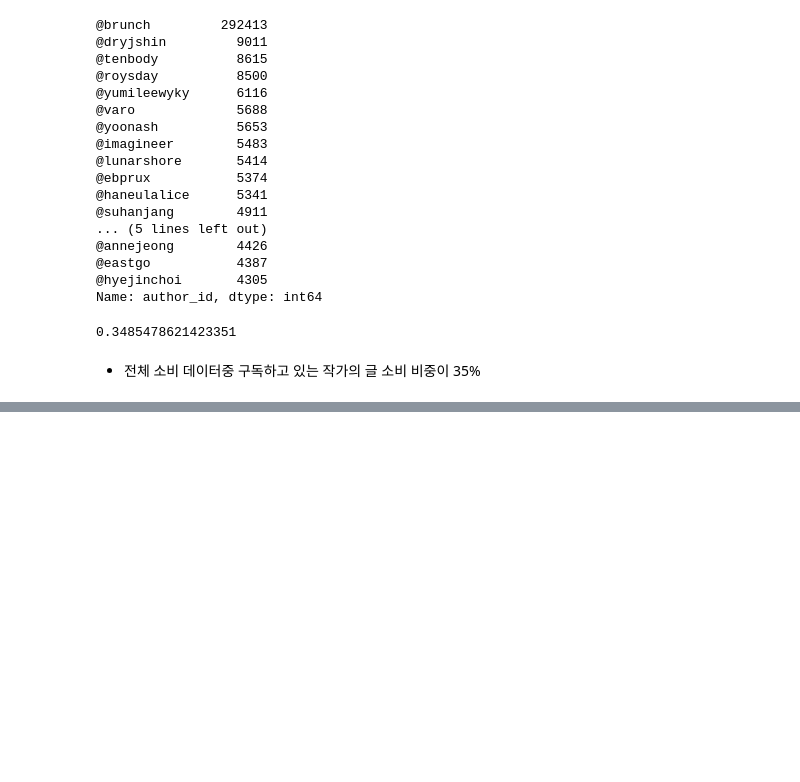
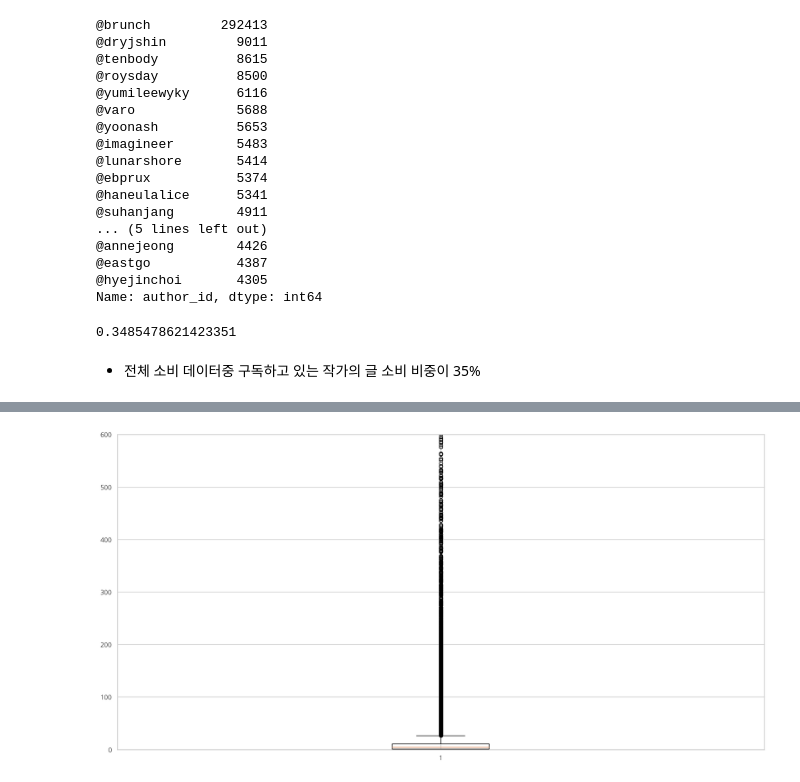
Before and after one commit to dss-14th/ml-repo-4, a Jupyter notebook: Eda.ipynb, the cells around one changed output, grey strips where cells are left out. Saved outputs shown, nothing was run; the diff lists cells and outputs as text; code cells hidden in the pictures; blank space fills up the shorter version.

```diff
--- a/Eda.ipynb
+++ b/Eda.ipynb
@@ -704,0 +869,6 @@ following_read.shape[0] / off_data.shape[0]
+# %%
+plt.boxplot(readers_article_count["article_id_count"])
+plt. ylim([0,600])
+plt.show()
+# %% [output]
+[figure, added]
```
Also changed, not shown: parts of 73 cells of this notebook.
